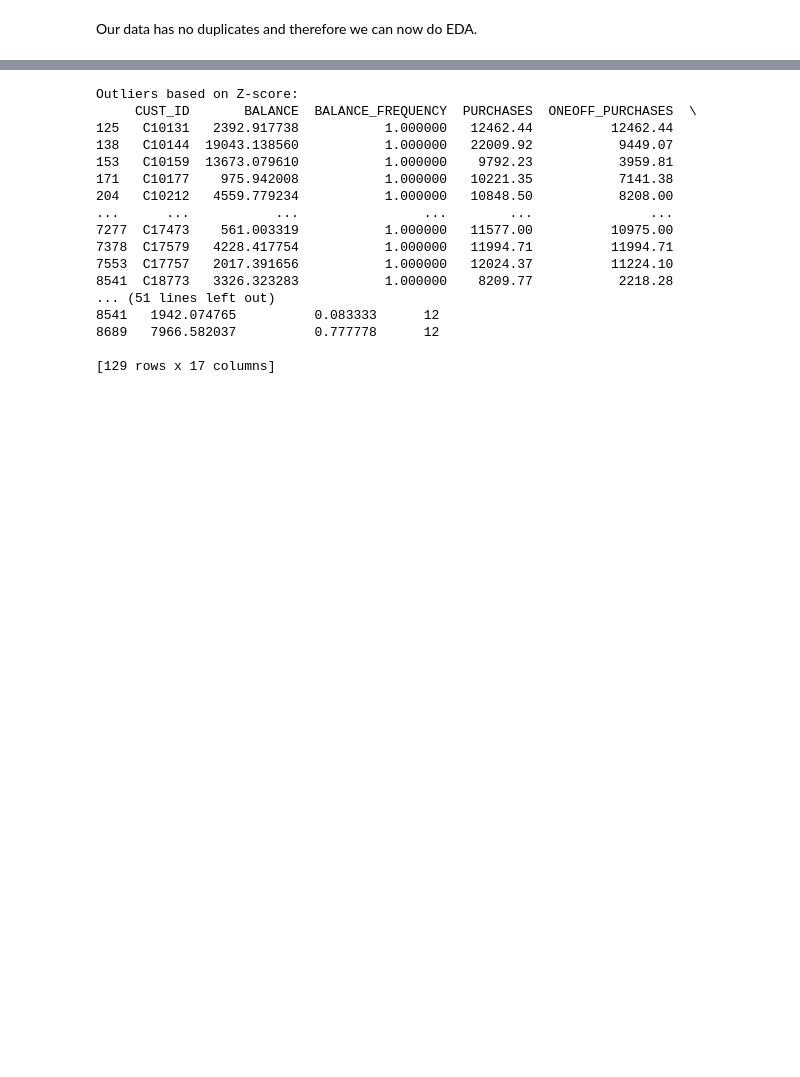
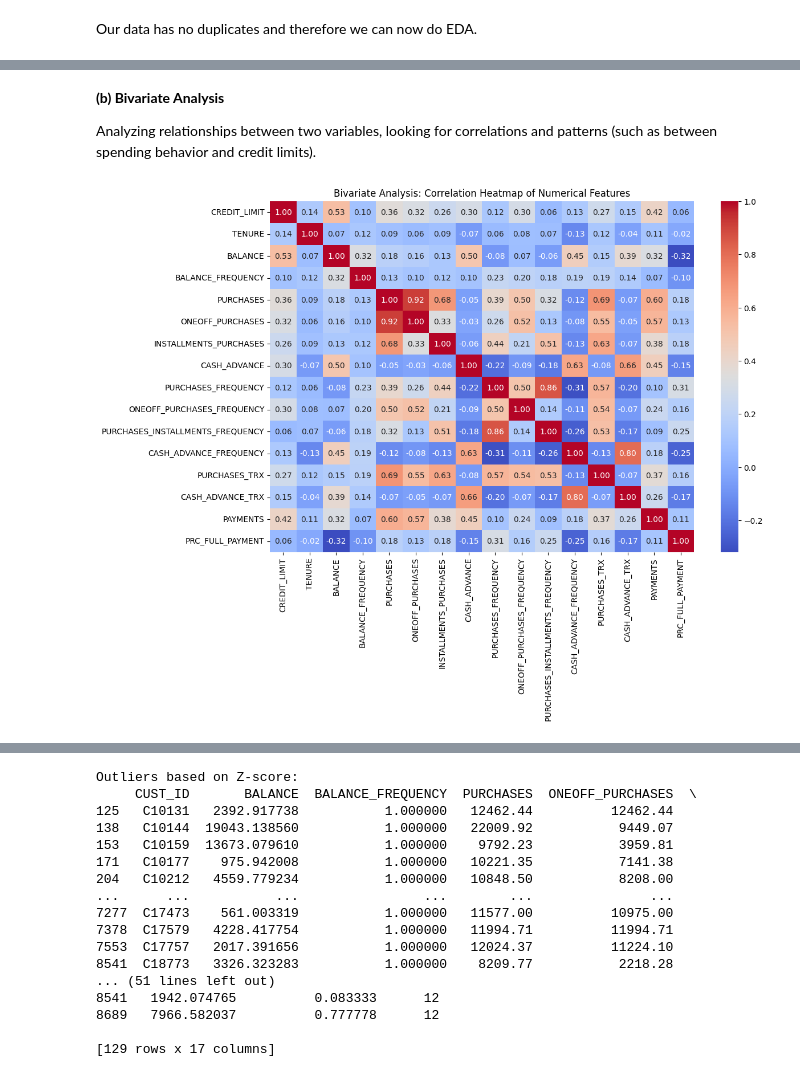
Before and after one commit to SKitavi/Smarthive-ai, a Jupyter notebook: SmartHive_Phase1.ipynb, the cells around one changed output, grey strips where cells are left out. Saved outputs shown, nothing was run; the diff lists cells and outputs as text; code cells hidden in the pictures; blank space fills up the shorter version.

```diff
--- a/SmartHive_Phase1.ipynb
+++ b/SmartHive_Phase1.ipynb
@@ -254,0 +353,15 @@ Graphical EDA is done to analyse and visualise data in our dataset to uncover pa
+# %% [markdown]
+**(b) Bivariate Analysis**
+
+Analyzing relationships between two variables, looking for correlations and patterns (such as between spending behavior and credit limits).
+# %%
+# 1. Correlation Heatmap for Numeric Features
+import seaborn as sns
+
+plt.figure(figsize=(12, 8))
+correlation_matrix = df[numeric_columns].corr()
+sns.heatmap(correlation_matrix, annot=True, cmap='coolwarm', fmt='.2f')
+plt.title('Bivariate Analysis: Correlation Heatmap of Numerical Features')
+plt.show()
+# %% [output]
+[figure, added]
```
Also changed, not shown: parts of 31 cells of this notebook.
